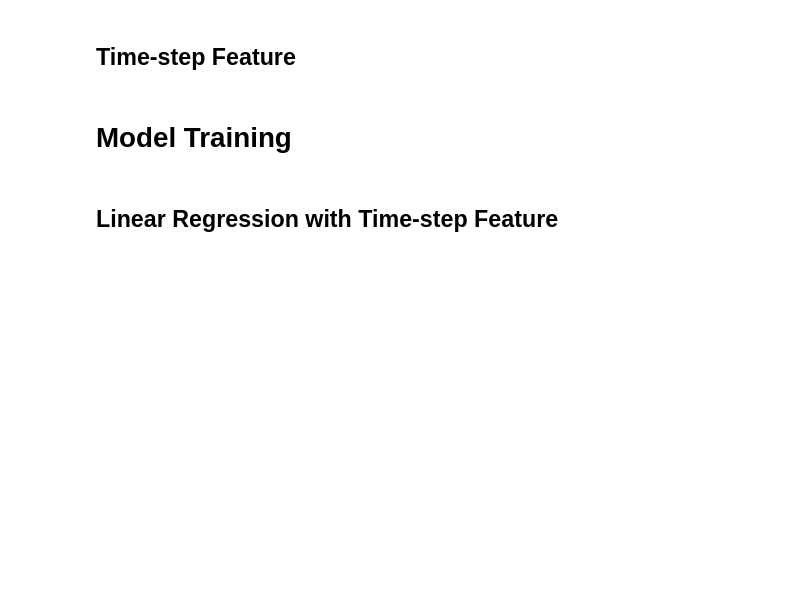
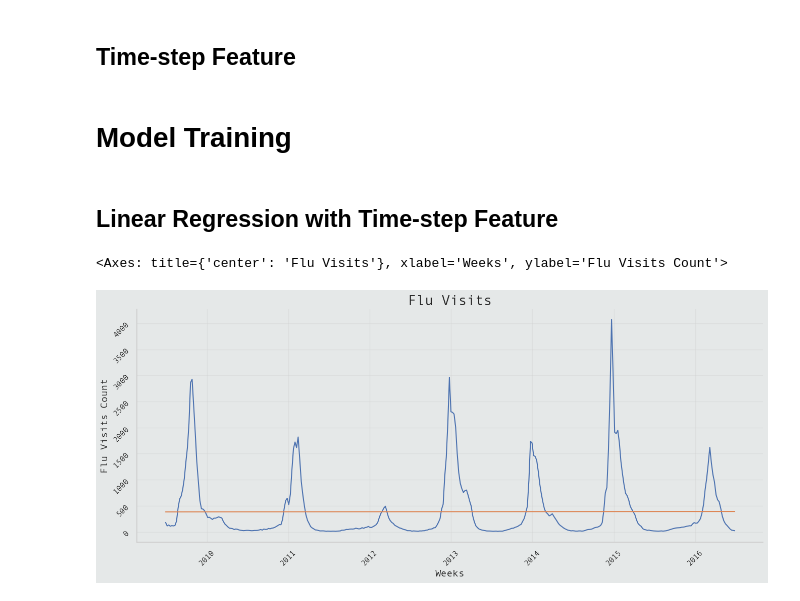
Before and after one commit to Volscente/TimeWarpForecast, a Jupyter notebook: notebooks/flu_trends/exploratory_data_analysis.ipynb, the cells around one changed output. Saved outputs shown, nothing was run; the diff lists cells and outputs as text; code cells hidden in the pictures; blank space fills up the shorter version.

Commit message:
Refactor plot_predictions_vs_time_series

```diff
--- a/notebooks/flu_trends/exploratory_data_analysis.ipynb
+++ b/notebooks/flu_trends/exploratory_data_analysis.ipynb
@@ -91,21 +91,24 @@ dataset['Time'] = np.arange(len(dataset))
 # %%
 # Define x, y
 x = dataset.loc[:, ['Time']]
 y = dataset.loc[:, ['FluVisits']]
 
 # Instance model
 model_lr_time_step = LinearRegression()
 
 # Fit model
 model_lr_time_step.fit(x, y)
 
 # Produce prediction
 predictions_lr_time_step = model_lr_time_step.predict(x)
 
 # Show predictions
 plot_predictions_vs_time_series(dataset,
-                                predictions_lr_time_step,
+                                predictions_lr_time_step.reshape(-1),
                                 x_column='Week',
                                 y_column='FluVisits',
                                 title='Flu Visits',
                                 labels=('Weeks', 'Flu Visits Count'))
+# %% [output]
+<Axes: title={'center': 'Flu Visits'}, xlabel='Weeks', ylabel='Flu Visits Count'>
+[figure, added]
```
Also changed, not shown: parts of 3 cells of this notebook, 1 other file.
